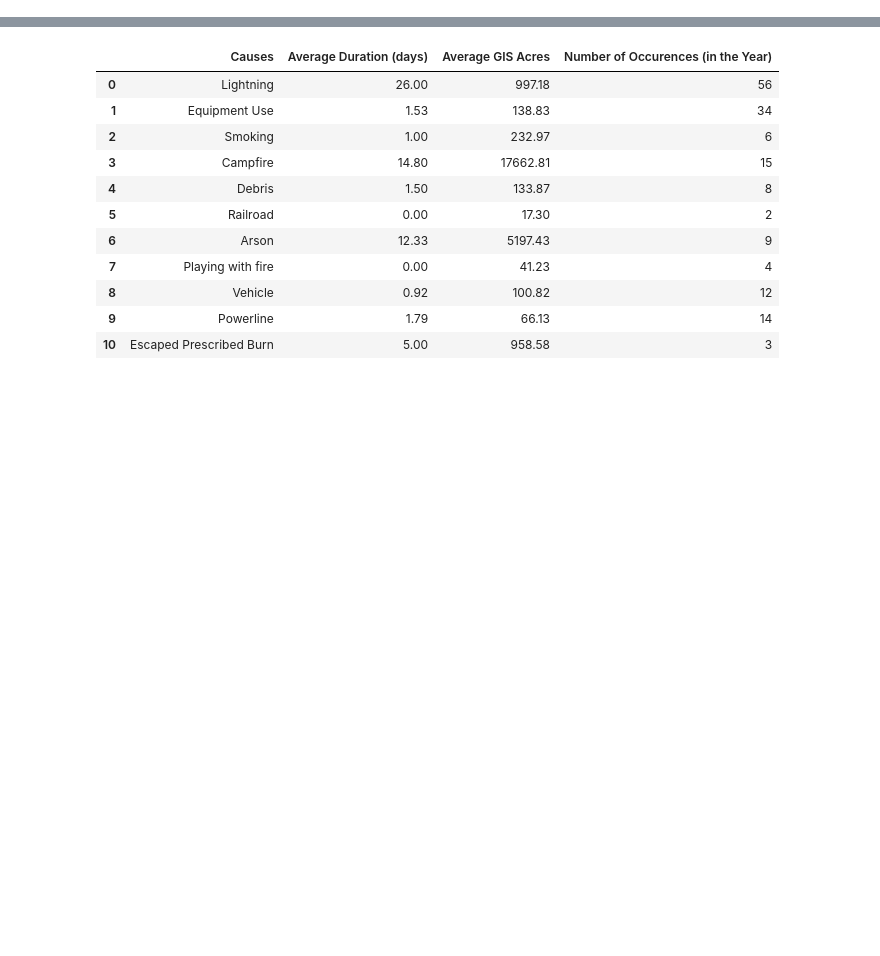
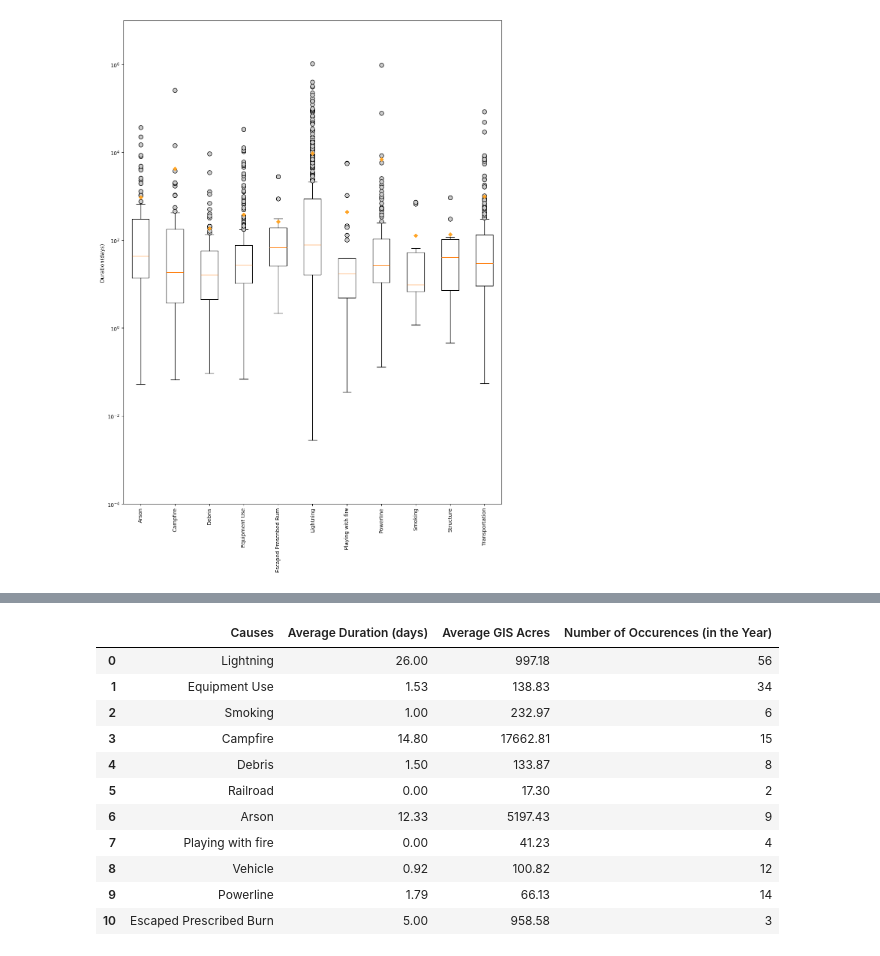
Before and after one commit to epsilonite/pandas-project, a Jupyter notebook: California Wildfire Seasonality/Long/Merged_Ignition_Source.ipynb, the cells around one changed output, grey strips where cells are left out. Cells and saved outputs as stored; diff of their text form; code cells hidden in the pictures; blank space fills up the shorter version.

```diff
--- a/California Wildfire Seasonality/Long/Merged_Ignition_Source.ipynb
+++ b/California Wildfire Seasonality/Long/Merged_Ignition_Source.ipynb
@@ -8,3 +8,7 @@ from datetime import datetime
 import os
 import csv
 from pathlib import Path
+# %%
+fire_data_merged = Path("../outputs/geojson/ca_fire_all.csv")
+fire_data_merged_df = pd.read_csv(fire_data_merged, encoding="ISO-8859-1")
+fire_data_merged_df.head()
@@ -10,0 +22,10 @@ from pathlib import Path
+# %%
+fire_data_merged_df.loc[fire_data_merged_df['ALARM_DATE'] == '0219-05-29', 'ALARM_DATE'] = '2019-05-09'
+fire_data_merged_df.loc[fire_data_merged_df['CONT_DATE'] == '0219-05-29', 'CONT_DATE'] = '2019-05-09'
+# %%
+fire_data_merged_df['CONT_DATE'] = pd.to_datetime(fire_data_merged_df['CONT_DATE'])
+fire_data_merged_df['ALARM_DATE'] = pd.to_datetime(fire_data_merged_df['ALARM_DATE'])
+fire_data_merged_df['Duration'] = fire_data_merged_df['CONT_DATE'] - fire_data_merged_df['ALARM_DATE']
+# %%
+# Replace 'vehicle' and 'railroad' with 'transportation' in 'causes' column
+fire_data_merged_df['CAUSE'].replace(['Vehicle', 'Railroad', 'Aircraft'], 'Transportation', inplace=True)
@@ -10,0 +39,26 @@ from pathlib import Path
+# %%
+cause_list = fire_data_merged_df['CAUSE'].unique()
+value_to_remove = 'Miscellaneous'
+new_arr = cause_list[cause_list != value_to_remove]
+value_to_remove = 'Unknown/Unidentified'
+cause_list = new_arr[new_arr != value_to_remove]
+cause_gis = fire_data_merged_df[fire_data_merged_df['CAUSE'].isin(cause_list)]
+grouped_data = cause_gis.groupby('CAUSE')['GIS_ACRES'].apply(list)
+
+# # Create a box plot
+# Highlight potential outliers by changing their color or style
+plt.figure(figsize=(11,15))
+meanprops = dict(marker='D', markeredgecolor='none',markerfacecolor='#ffa425')
+plt.boxplot(grouped_data.values, tick_labels=grouped_data.index, showfliers=True, patch_artist=False,
+            flierprops=dict(marker='o', markerfacecolor='#ccc', markersize=8), meanprops = meanprops,showmeans = True
+)
+
+# Add labels and title
+plt.ylim(0.0001, 10000000)
+plt.xticks(rotation=90)
+plt.ylabel('Duration(days)')
+plt.yscale('log')
+plt.tight_layout()
+plt.show()
+# %% [output]
+[figure, added]
```
Also changed, not shown: parts of 4 cells of this notebook, 8 other files.
